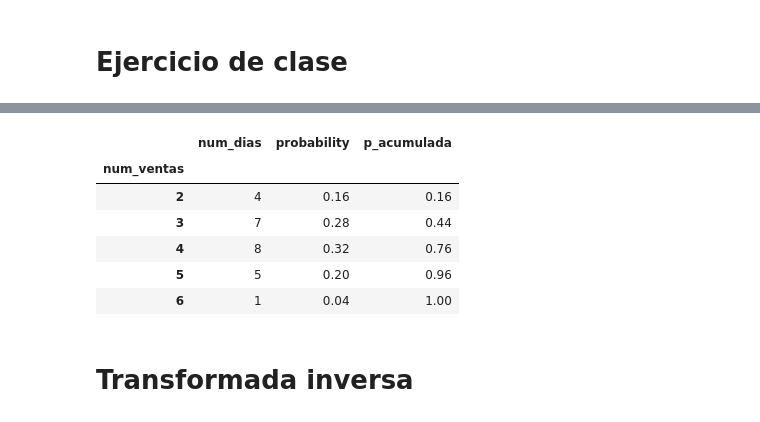
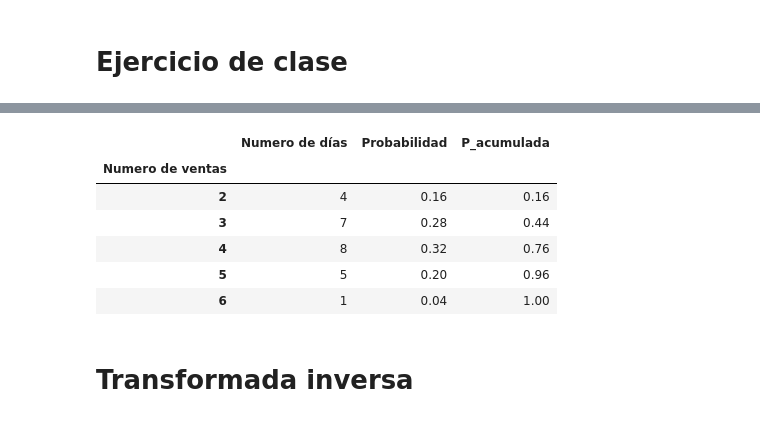
Before and after one commit to patybume10/SPF-2020-I-G1, a Jupyter notebook: TEMA-2/Ejercicio_de_clase15.ipynb, the cells around one changed output, grey strips where cells are left out. Cells and saved outputs as stored; diff of their text form; code cells hidden in the pictures.

```diff
--- a/TEMA-2/Ejercicio_de_clase15.ipynb
+++ b/TEMA-2/Ejercicio_de_clase15.ipynb
@@ -38,19 +38,24 @@ def plot_histogram_discrete(distribucion:'distribución a graficar histograma',
     plt.show()
 # %% [markdown]
 ![image.png](attachment:image.png)
-# %%
-num_vent = [2,3,4,5,6]
-num_dias = [4,7,8,5,1]
-
-data
-# %% [output]
-|  | num_dias | probability | p_acumulada |
-| num_ventas |  |  |  |
-| 2 | 4 | 0.16 | 0.16 |
-| 3 | 7 | 0.28 | 0.44 |
-| 4 | 8 | 0.32 | 0.76 |
-| 5 | 5 | 0.20 | 0.96 |
-| 6 | 1 | 0.04 | 1.00 |
+# %%
+num_vent = [2,3,4,5,6]
+num_dias = [4,7,8,5,1]
+
+data= pd.DataFrame(index= num_vent, columns=['Numero de días', 'Probabilidad', 'P_acumulada'])
+data.index.name= 'Numero de ventas'
+data['Numero de días']= num_dias
+data['Probabilidad']= np.array(num_dias)/sum(num_dias)
+data['P_acumulada']= np.cumsum(data['Probabilidad'])
+data
+# %% [output]
+|  | Numero de días | Probabilidad | P_acumulada |
+| Numero de ventas |  |  |  |
+| 2 | 4 | 0.16 | 0.16 |
+| 3 | 7 | 0.28 | 0.44 |
+| 4 | 8 | 0.32 | 0.76 |
+| 5 | 5 | 0.20 | 0.96 |
+| 6 | 1 | 0.04 | 1.00 |
 # %% [markdown]
 # Transformada inversa
 # %%
```
Also changed, not shown: parts of 10 cells of this notebook, 5 other files.
